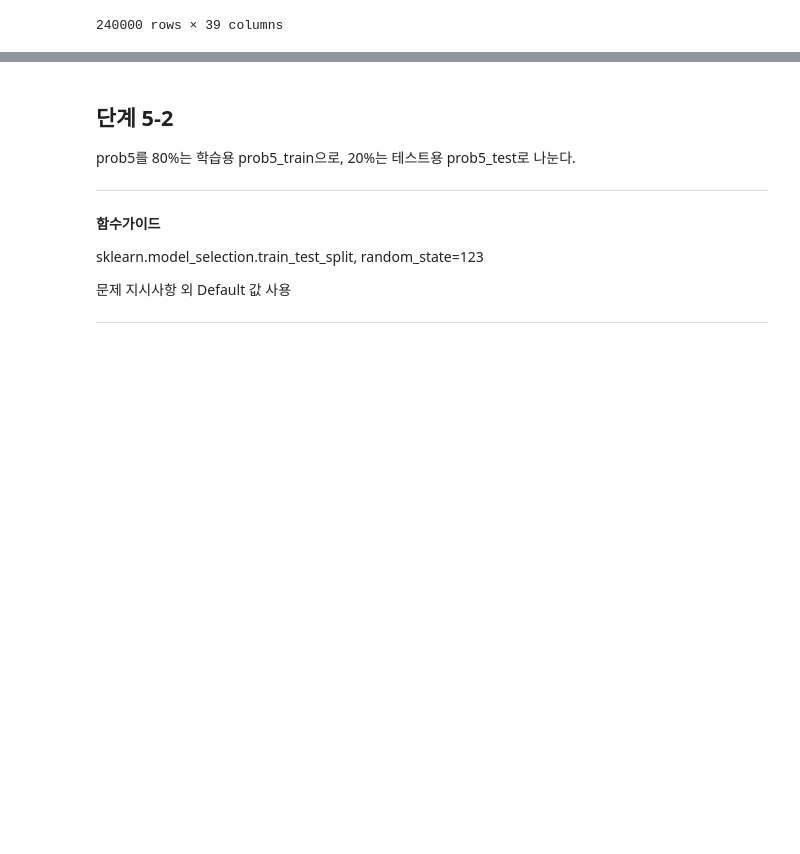
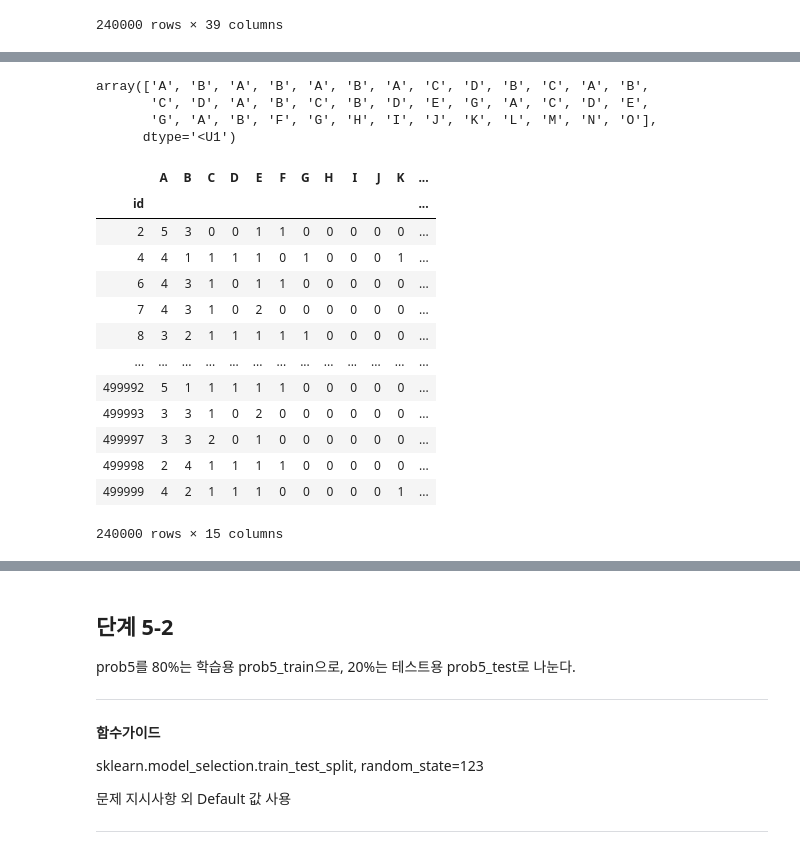
Before and after one commit to sunkusun9/DS_Lv3_2405, a Jupyter notebook: sec_ds_lv3_prob2_prob.ipynb, the cells around one changed output, grey strips where cells are left out. Cells and saved outputs as stored; diff of their text form; code cells hidden in the pictures; blank space fills up the shorter version.

```diff
--- a/sec_ds_lv3_prob2_prob.ipynb
+++ b/sec_ds_lv3_prob2_prob.ipynb
@@ -1039,0 +1196,13 @@ pd.concat([
+# %%
+# 변수의 처리과정을 상세히 보여드립니다.
+q = np.linspace(0, 1, 101)
+q_val = df_prob4_train['cont0'].quantile(q)
+q_val.iloc[[0, -1]] = [-np.inf, np.inf]
+q_range = pd.cut(df_prob4_train['cont0'], bins=q_val, right=True)
+q_mean = df_prob4_train.groupby(q_range)['target'].mean()
+pd.concat([
+        df_prob4_train['cont0'].iloc[:5],
+        q_range.iloc[:5].rename('cont0_lab'),
+        q_range.iloc[:5].map(q_mean).astype('float').rename('cont0_q')
+    ], axis=1
+)
@@ -1057,15 +1234,3 @@ plt.tight_layout()
 plt.show()
 # %% [output]
 [figure]
-# %%
-qt = df_prob4_train['cont0'].quantile(q)
-q_range = pd.cut(df_prob4_train['cont0'], bins=qt, right=True)
-# %%
-q = np.arange(0, 101) / 100
-for i in cont_cols:
-    qt = df_prob4_train[i].quantile(q)
-    qt.iloc[[0, -1]] = (-np.inf, np.inf)
-    q_range = pd.cut(df_prob4_train[i], bins=qt, right=True)
-    s_mean = df_prob4_train.groupby(q_range)['target'].agg('mean')
-    df_prob4_train[i + '_q'] = q_range.map(s_mean).astype('float')
-    df_prob4_test[i + '_q'] = pd.cut(df_prob4_test[i], bins=qt, right=True).map(s_mean).astype('float')
@@ -1118,0 +1237,9 @@ df_prob4_test.head()
+# %%
+q = np.arange(0, 101) / 100
+for i in cont_cols:
+    qt = df_prob4_train[i].quantile(q)
+    qt.iloc[[0, -1]] = (-np.inf, np.inf)
+    q_range = pd.cut(df_prob4_train[i], bins=qt, right=True)
+    q_mean = df_prob4_train.groupby(q_range)['target'].agg('mean')
+    df_prob4_train[i + '_q'] = q_range.map(q_mean).astype('float')
+    df_prob4_test[i + '_q'] = pd.cut(df_prob4_test[i], bins=qt, right=True).map(q_mean).astype('float')
@@ -1327,0 +1452,28 @@ df_prob5[cont_cols].groupby([int(i[4:]) // 3 for i in cont_cols] , axis=1).mean(
+# %%
+# 가변수의 컬럼명의 뒷자리만 떼어내어 이를 기준으로 열방향 GroupBy를 해봅니다.
+np.array([i.split('_')[1] for i in dum_cols])
+# %% [output]
+array(['A', 'B', 'A', 'B', 'A', 'B', 'A', 'C', 'D', 'B', 'C', 'A', 'B',
+       'C', 'D', 'A', 'B', 'C', 'B', 'D', 'E', 'G', 'A', 'C', 'D', 'E',
+       'G', 'A', 'B', 'F', 'G', 'H', 'I', 'J', 'K', 'L', 'M', 'N', 'O'],
+      dtype='<U1')
+# %%
+# 먼저 DataFrame을 Transpose하여 행방향 groupby를 하고 다시 Transpose합니다.
+df_prob5[dum_cols].T.groupby(
+    np.array([i.split('_')[1] for i in dum_cols])
+).sum().T.sort_index()
+# %% [output]
+|  | A | B | C | D | E | F | G | H | I | J | K | ... |
+| id |  |  |  |  |  |  |  |  |  |  |  | ... |
+| 2 | 5 | 3 | 0 | 0 | 1 | 1 | 0 | 0 | 0 | 0 | 0 | ... |
+| 4 | 4 | 1 | 1 | 1 | 1 | 0 | 1 | 0 | 0 | 0 | 1 | ... |
+| 6 | 4 | 3 | 1 | 0 | 1 | 1 | 0 | 0 | 0 | 0 | 0 | ... |
+| 7 | 4 | 3 | 1 | 0 | 2 | 0 | 0 | 0 | 0 | 0 | 0 | ... |
+| 8 | 3 | 2 | 1 | 1 | 1 | 1 | 1 | 0 | 0 | 0 | 0 | ... |
+| ... | ... | ... | ... | ... | ... | ... | ... | ... | ... | ... | ... | ... |
+| 499992 | 5 | 1 | 1 | 1 | 1 | 1 | 0 | 0 | 0 | 0 | 0 | ... |
+| 499993 | 3 | 3 | 1 | 0 | 2 | 0 | 0 | 0 | 0 | 0 | 0 | ... |
+| 499997 | 3 | 3 | 2 | 0 | 1 | 0 | 0 | 0 | 0 | 0 | 0 | ... |
+| 499998 | 2 | 4 | 1 | 1 | 1 | 1 | 0 | 0 | 0 | 0 | 0 | ... |
+| 499999 | 4 | 2 | 1 | 1 | 1 | 0 | 0 | 0 | 0 | 0 | 1 | ... |
+240000 rows × 15 columns
```
Also changed, not shown: parts of 107 cells of this notebook.
